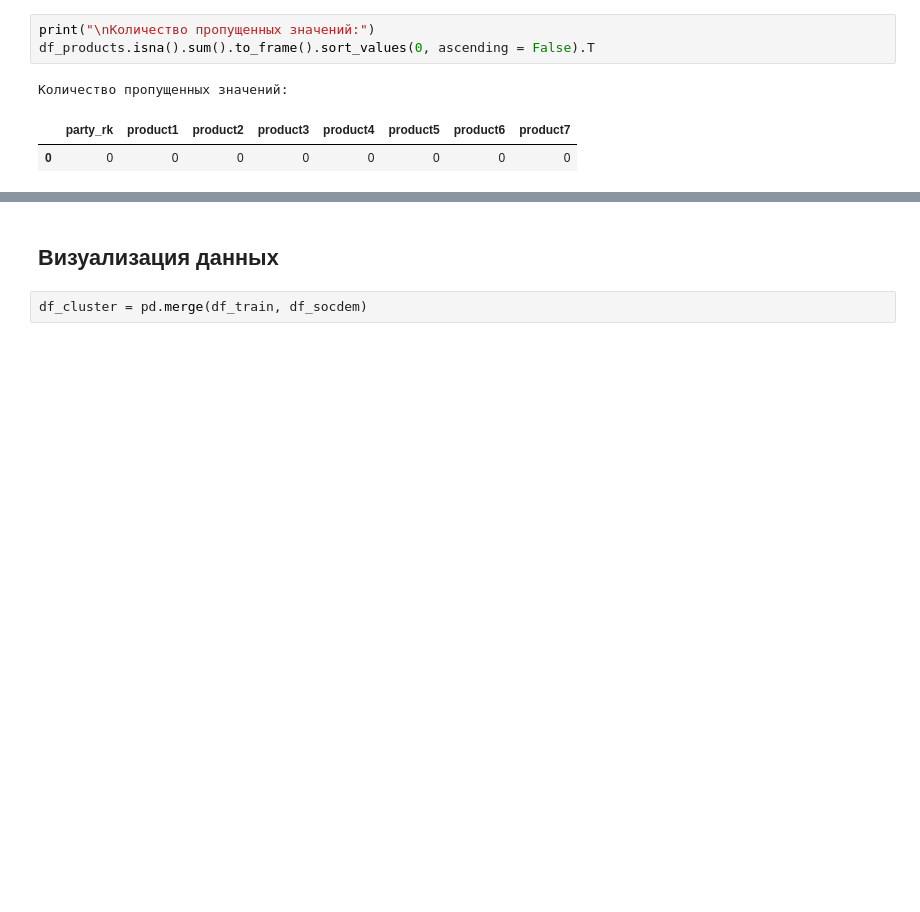
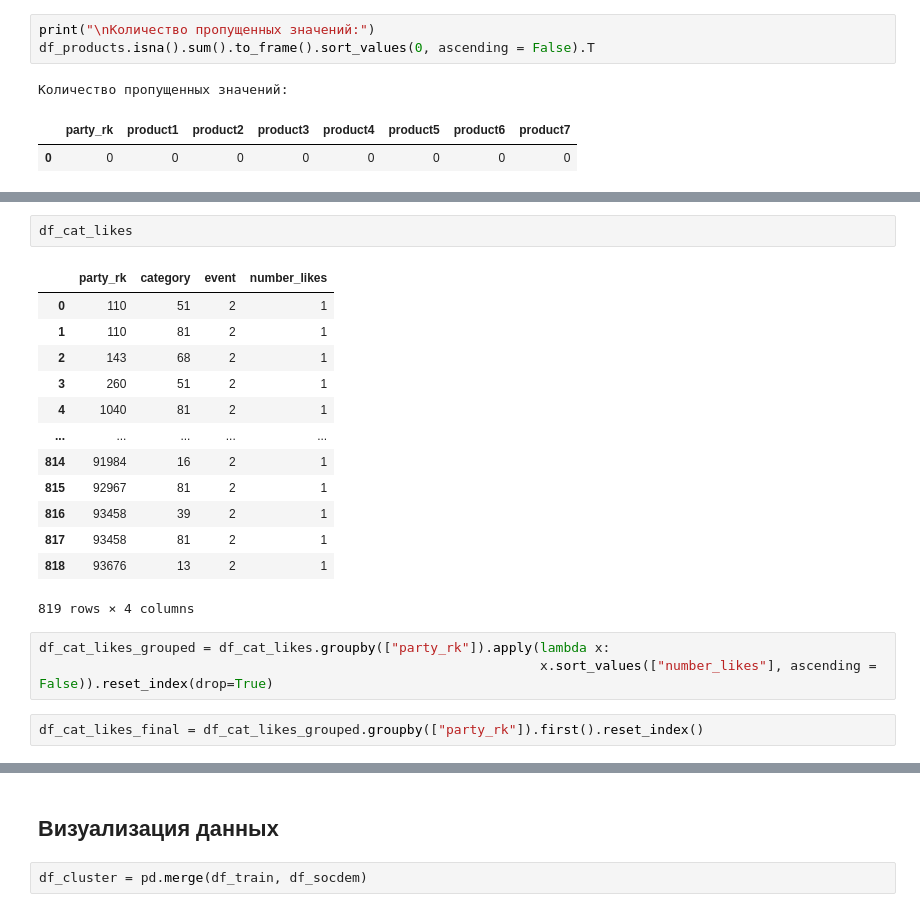
Before and after one commit to Stuksus/Hakaton_Finodays, a Jupyter notebook: temp_version.ipynb, the cells around one changed output, grey strips where cells are left out. Saved outputs shown, nothing was run; the diff lists cells and outputs as text; blank space fills up the shorter version.

```diff
--- a/temp_version.ipynb
+++ b/temp_version.ipynb
@@ -871,0 +841,21 @@ df_socdem_train = pd.concat(
+# %%
+df_cat_likes
+# %% [output]
+|  | party_rk | category | event | number_likes |
+| 0 | 110 | 51 | 2 | 1 |
+| 1 | 110 | 81 | 2 | 1 |
+| 2 | 143 | 68 | 2 | 1 |
+| 3 | 260 | 51 | 2 | 1 |
+| 4 | 1040 | 81 | 2 | 1 |
+| ... | ... | ... | ... | ... |
+| 814 | 91984 | 16 | 2 | 1 |
+| 815 | 92967 | 81 | 2 | 1 |
+| 816 | 93458 | 39 | 2 | 1 |
+| 817 | 93458 | 81 | 2 | 1 |
+| 818 | 93676 | 13 | 2 | 1 |
+819 rows × 4 columns
+# %%
+df_cat_likes_grouped = df_cat_likes.groupby(["party_rk"]).apply(lambda x:
+                                                                x.sort_values(["number_likes"], ascending = False)).reset_index(drop=True)
+# %%
+df_cat_likes_final = df_cat_likes_grouped.groupby(["party_rk"]).first().reset_index()
```
Also changed, not shown: parts of 53 cells of this notebook.
